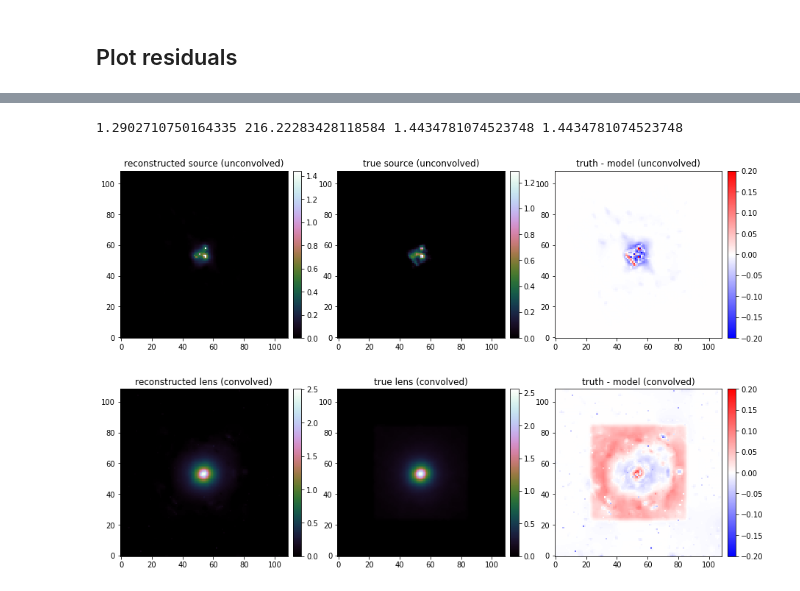
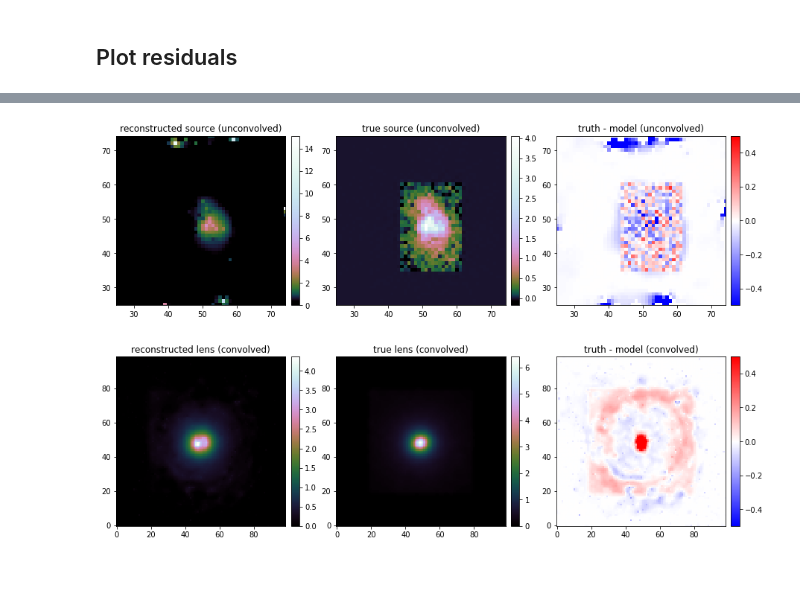
Before and after one commit to aymgal/SLITronomy, a Jupyter notebook: thirdparty/notebooks/06_complex_sourcelens_reconstruction.ipynb, the cells around one changed output, grey strips where cells are left out. Drawn from its saved outputs; the diff is of its cells as text; code cells hidden in the pictures.

```diff
--- a/thirdparty/notebooks/06_complex_sourcelens_reconstruction.ipynb
+++ b/thirdparty/notebooks/06_complex_sourcelens_reconstruction.ipynb
@@ -58,7 +40,7 @@ sqrt_scale = lambda x: np.sqrt(x)
 ## Generate a mock lens
 # %%
 # data specifics
-num_pix = 109  # cutout pixel size
+num_pix = 99  # cutout pixel size
 delta_pix = 0.08  # pixel size in arcsec (area per pixel = deltaPix**2)
 
 background_rms = 0.05  # background noise per pixel
@@ -210,7 +177,7 @@ plt.show()
 ## Sparse optimizazion to reconstruct the source light
 # %%
 source_model_list_sparsefit = ['STARLETS']
-kwargs_starlets_source = {'n_scales': 5, 'n_pixels': np.size(image_sim)*subgrid_res_source**2}
+kwargs_starlets_source = {'n_scales': 10, 'n_pixels': np.size(image_sim)*subgrid_res_source**2}
 kwargs_source_sparsefit = [kwargs_starlets_source]
 source_model_class_sparsefit = LightModel(light_model_list=source_model_list_sparsefit)
 
@@ -231,11 +198,11 @@ kwargs_sparse_solver = {
     'formulation': 'analysis',
     'force_positivity': True,
     'sparsity_prior_norm': 1,
-    'max_threshold': 3,
-    'max_threshold_high_freq': 4,
-    'num_iter_source': 80,
-    'num_iter_lens': 5,
-    'num_iter_weights': 5,
+    'max_threshold': 2,
+    'max_threshold_high_freq': 3,
+    'num_iter_source': 40,
+    'num_iter_lens': 10,
+    'num_iter_weights': 3,
     'verbose': True,
     'show_steps': False,
 }
@@ -303,68 +288,47 @@ Updated source kwargs : [{'n_scales': 5, 'n_pixels': 11881, 'scale': 0.079999999
 # %%
-source_estimate = imageSparseFit.source_surface_brightness(kwargs_source_sparsefit, kwargs_lens=None,
-                                                           unconvolved=True, de_lensed=True, re_sized=True,
-                                                           original_grid=True)
-
-source_estimate_conv = imageSparseFit.source_surface_brightness(kwargs_source_sparsefit, kwargs_lens=None,
-                                                           unconvolved=False, de_lensed=True, re_sized=True,
-                                                           original_grid=True)
-
-source_estimate_hd = imageSparseFit.source_surface_brightness(kwargs_source_sparsefit, kwargs_lens=None,
-                                                              unconvolved=True, de_lensed=True, re_sized=False,
-                                                              original_grid=True)
-source_estimate_hd_conv = np.copy(conv_hd.convolution2d(source_estimate_hd))
-
-source_estimate_hd_min_grid = imageSparseFit.source_surface_brightness(kwargs_source_sparsefit, kwargs_lens=None,
-                                                           unconvolved=True, de_lensed=True, re_sized=False,
-                                                           original_grid=False)
-
-lens_estimate = imageSparseFit.lens_surface_brightness(kwargs_lens_light_sparsefit, unconvolved=False)
-
-print(source_sim.max(), source_sim_hd.max(), source_estimate.max(), source_estimate_hd.max())
-
-
-#residuals_source = source_sim/source_sim.max() - source_estimate/source_estimate.max()
-residuals_source_conv = source_sim_conv - source_estimate_conv
 residuals_source = source_sim - source_estimate
 residuals_source_hd = source_sim_hd - source_estimate_hd
-residuals_source_hd_conv = source_sim_hd_conv - source_estimate_hd_conv
-
 residuals_lens = lens_light_sim_conv - lens_estimate
 
 
 fig, axes = plt.subplots(2, 3, figsize=(15, 10))
 
 ax = axes[0, 0]
 ax.set_title("reconstructed source (unconvolved)")
-im = ax.imshow(source_estimate_hd_min_grid, origin='lower', cmap='cubehelix')
+im = ax.imshow(source_estimate_hd, origin='lower', cmap=log_cmap('cubehelix', 0.03, 1))
+ax.set_xlim(len(source_estimate_hd)/4, 3*len(source_estimate_hd)/4)
+ax.set_ylim(len(source_sim_hd)/4, 3*len(source_sim_hd)/4)
 nice_colorbar(im)
 ax = axes[0, 1]
 #ax.set_title("reconstructed source (resized, convolved)")
 #im = ax.imshow(source_estimate_conv, origin='lower', cmap='gist_stern')
 ax.set_title("true source (unconvolved)")
-im = ax.imshow(source_sim, origin='lower', cmap='cubehelix')
+im = ax.imshow(source_sim_hd, origin='lower', cmap=log_cmap('cubehelix', 0.03, 1))
+ax.set_xlim(len(source_sim_hd)/4, 3*len(source_sim_hd)/4)
+ax.set_ylim(len(source_sim_hd)/4, 3*len(source_sim_hd)/4)
 nice_colorbar(im)
 ax = axes[0, 2]
 ax.set_title("truth - model (unconvolved)")
-im = ax.imshow(residuals_source, origin='lower', cmap='bwr', vmin=-0.2, vmax=0.2)
+im = ax.imshow(residuals_source_hd, origin='lower', cmap='bwr', vmin=-0.5, vmax=0.5)
+ax.set_xlim(len(residuals_source_hd)/4, 3*len(residuals_source_hd)/4)
+ax.set_ylim(len(residuals_source_hd)/4, 3*len(residuals_source_hd)/4)
 nice_colorbar(im)
 
 ax = axes[1, 0]
 ax.set_title("reconstructed lens (convolved)")
 im = ax.imshow(lens_estimate, origin='lower', cmap='cubehelix')
 nice_colorbar(im)
 ax = axes[1, 1]
 #ax.set_title("reconstructed source (resized, convolved)")
 #im = ax.imshow(source_estimate_conv, origin='lower', cmap='gist_stern')
 ax.set_title("true lens (convolved)")
 im = ax.imshow(lens_light_sim_conv, origin='lower', cmap='cubehelix')
 nice_colorbar(im)
 ax = axes[1, 2]
 ax.set_title("truth - model (convolved)")
-im = ax.imshow(residuals_lens, origin='lower', cmap='bwr', vmin=-0.2, vmax=0.2)
+im = ax.imshow(residuals_lens, origin='lower', cmap='bwr', vmin=-0.5, vmax=0.5)
 nice_colorbar(im)
 
 plt.show()
 # %% [output]
-1.2902710750164335 216.22283428118584 1.4434781074523748 1.4434781074523748
-[figure, old version]
+[figure, new version]
```
Also changed, not shown: parts of 9 cells of this notebook, 6 other files.
